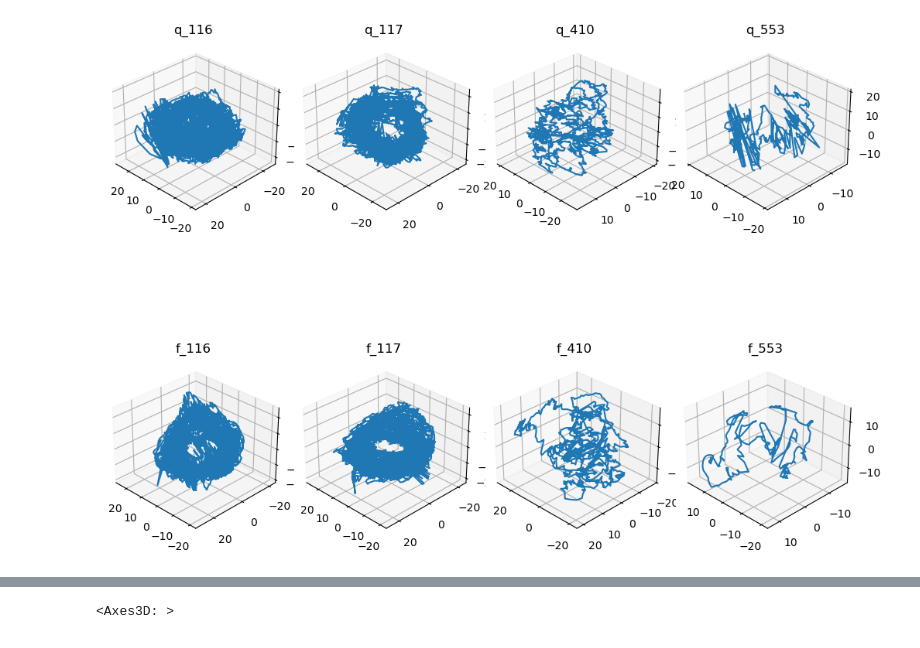
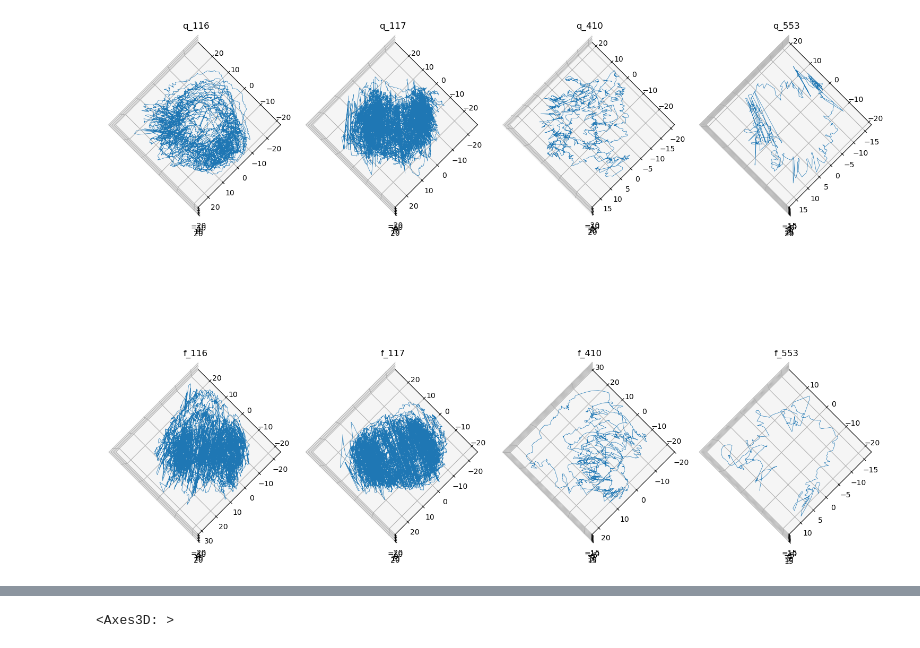
Before and after one commit to tripleUU-U/lamah-ce_lstm, a Jupyter notebook: analysis/state_analysis.ipynb, the cells around one changed output, grey strips where cells are left out. Saved outputs shown, nothing was run; the diff lists cells and outputs as text; code cells hidden in the pictures.

```diff
--- a/analysis/state_analysis.ipynb
+++ b/analysis/state_analysis.ipynb
@@ -43,27 +43,28 @@ with open("/home/wuhlmann/BA/data/processed_data/cell_states/512_batch_size_2711
 # %%
 mode = "normal"
 # %%
-fig, axs = plt.subplots(2,4, figsize=(10,10), subplot_kw={"projection": "3d"})
+fig, axs = plt.subplots(2,4, figsize=(15,15), subplot_kw={"projection": "3d"})
 
 for ax, array, title in zip(
 	axs.ravel(),
 	list(map(lambda x: x[mode], full_q_states)) + list(map(lambda x: x[mode], q_filter_states)),
 	["q_116", "q_117","q_410", "q_553", "f_116", "f_117", "f_410", "f_553"]):
 
 	# Assign every 365 points the same color, to look for seasonal patterns.
 	point_colors = np.arange(len(array)) // 365
 
 	plot_cell_state_3d(
 		cell_state_array=array,
 		ax=ax,
 		connect=True,
-		ax_view_params={"elev": 30, "azim": 135},
+		ax_view_params={"elev": 90, "azim": 135},
 		title=title,
+		linewidth=0.5
 	)
 
 plt.tight_layout()
 # %% [output]
-[figure, old version]
+[figure, new version]
 # %%
 fig, ax = plt.subplots(1,1, figsize=(10,10), subplot_kw={"projection": "3d"})
 
```
Also changed, not shown: parts of 8 cells of this notebook, 1 other file.
